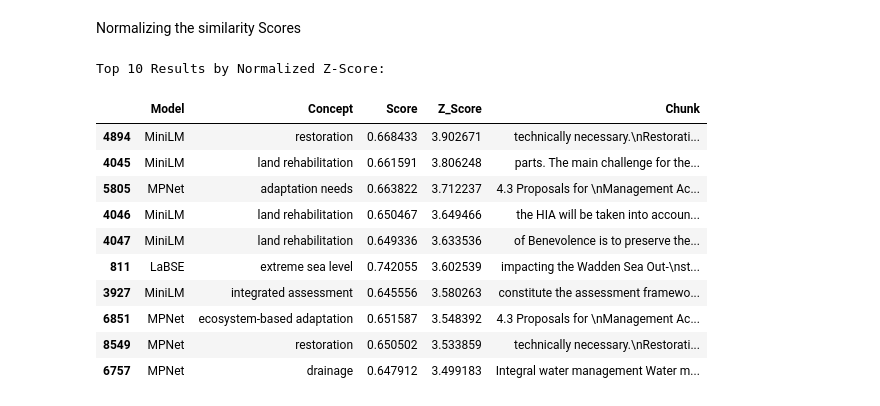
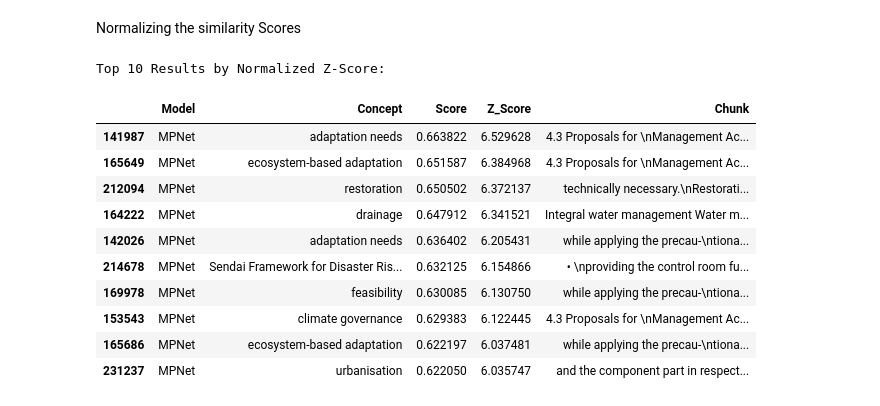
Before and after one commit to tijmenhouter-arch/Capstone-Applied-AI-project_12, a Jupyter notebook: The cosine similarity.ipynb, the cells around one changed output. Drawn from its saved outputs; the diff is of its cells as text; code cells hidden in the pictures.

```diff
--- a/The cosine similarity.ipynb
+++ b/The cosine similarity.ipynb
@@ -254,8 +296,8 @@ def normalize_and_merge_scores(df_list, model_names):
         df_norm = df.copy()
 
         # Calculate Statistics for the specific model
-        mean_score = df_norm['Score'].mean()
-        std_score = df_norm['Score'].std()
+        mean_score = df_norm['Global_Mean'] #changed ["Score"].mean() to ['Global_Mean'] in version 2.0 for correct z-score calculation
+        std_score = df_norm['Global_Std']  #changed ["Score"].std() to ['Global_Std'] in version 2.0 for correct z-score calculation
 
         # apply Z-Score Formula: (Score - Mean) / Std_Dev
         # We add a small epsilon (1e-9) to std to avoid division by zero if std is 0
@@ -269,41 +311,41 @@ def normalize_and_merge_scores(df_list, model_names):
         normalized_dfs.append(df_norm)
 
     # Merging all dataframes
     merged_df = pd.concat(normalized_dfs, ignore_index=True)
 
     # Sort by Z_Score descending to see the statistically "best" matches first
     merged_df_sorted = merged_df.sort_values(by="Z_Score", ascending=False)
 
     return merged_df_sorted
 
 
 # List of your dataframes and names
 dfs = [df_results_labse, df_results_minilm, df_results_mpnet]
 names = ["LaBSE", "MiniLM", "MPNet"]
 
 # Running the function
 final_df = normalize_and_merge_scores(dfs, names)
 
 # The new top 10 (Not just LaBSE now!)
 print("Top 10 Results by Normalized Z-Score:")
 display(final_df[['Model', 'Concept', 'Score', 'Z_Score', 'Chunk']].head(10))
 
 #Exporting to CSV with z-scores
 final_df.rename(columns={'Score': 'Cosine_Score'}, inplace=True)
 columns_to_export = ['Model', 'Concept', 'MP Index', 'Chunk ID', 'Cosine_Score', 'Z_Score']
 final_export_df = final_df[columns_to_export]
 csv_filename = "normalized_similarity_results.csv"
-final_df.to_csv(csv_filename, index=False)
+final_export_df.to_csv(csv_filename, index=False)
 # %% [output]
 Top 10 Results by Normalized Z-Score:
 |  | Model | Concept | Score | Z_Score | Chunk |
-| 4894 | MiniLM | restoration | 0.668433 | 3.902671 | technically necessary.\nRestorati... |
-| 4045 | MiniLM | land rehabilitation | 0.661591 | 3.806248 | parts. The main challenge for the... |
-| 5805 | MPNet | adaptation needs | 0.663822 | 3.712237 | 4.3 Proposals for \nManagement Ac... |
-| 4046 | MiniLM | land rehabilitation | 0.650467 | 3.649466 | the HIA will be taken into accoun... |
-| 4047 | MiniLM | land rehabilitation | 0.649336 | 3.633536 | of Benevolence is to preserve the... |
-| 811 | LaBSE | extreme sea level | 0.742055 | 3.602539 | impacting the Wadden Sea Out-\nst... |
-| 3927 | MiniLM | integrated assessment | 0.645556 | 3.580263 | constitute the assessment framewo... |
-| 6851 | MPNet | ecosystem-based adaptation | 0.651587 | 3.548392 | 4.3 Proposals for \nManagement Ac... |
-| 8549 | MPNet | restoration | 0.650502 | 3.533859 | technically necessary.\nRestorati... |
-| 6757 | MPNet | drainage | 0.647912 | 3.499183 | Integral water management Water m... |
+| 141987 | MPNet | adaptation needs | 0.663822 | 6.529628 | 4.3 Proposals for \nManagement Ac... |
+| 165649 | MPNet | ecosystem-based adaptation | 0.651587 | 6.384968 | 4.3 Proposals for \nManagement Ac... |
+| 212094 | MPNet | restoration | 0.650502 | 6.372137 | technically necessary.\nRestorati... |
+| 164222 | MPNet | drainage | 0.647912 | 6.341521 | Integral water management Water m... |
+| 142026 | MPNet | adaptation needs | 0.636402 | 6.205431 | while applying the precau-\ntiona... |
+| 214678 | MPNet | Sendai Framework for Disaster Ris... | 0.632125 | 6.154866 | • \nproviding the control room fu... |
+| 169978 | MPNet | feasibility | 0.630085 | 6.130750 | while applying the precau-\ntiona... |
+| 153543 | MPNet | climate governance | 0.629383 | 6.122445 | 4.3 Proposals for \nManagement Ac... |
+| 165686 | MPNet | ecosystem-based adaptation | 0.622197 | 6.037481 | while applying the precau-\ntiona... |
+| 231237 | MPNet | urbanisation | 0.622050 | 6.035747 | and the component part in respect... |
```
Also changed, not shown: parts of 2 cells of this notebook, 4 other files.
